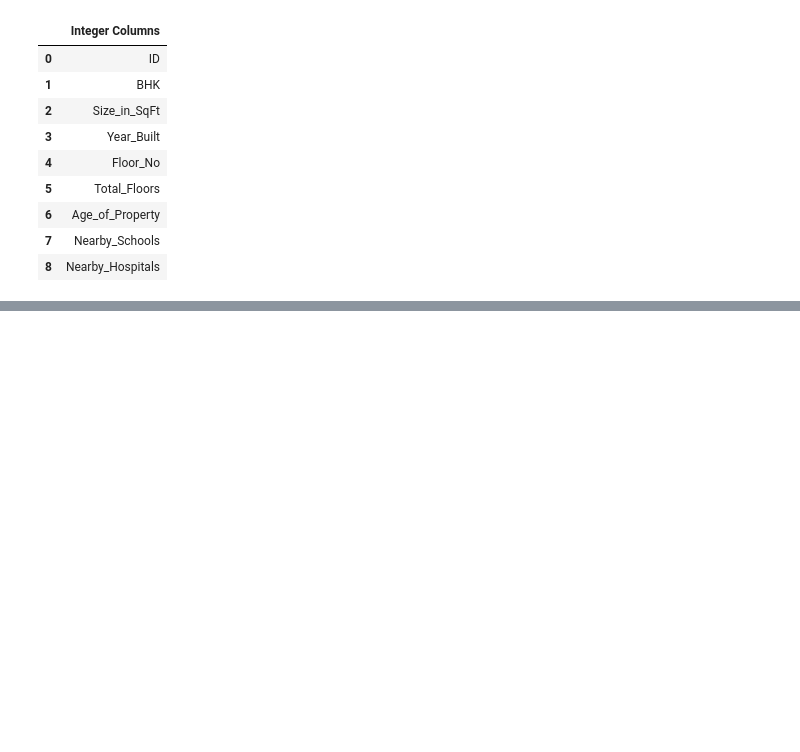
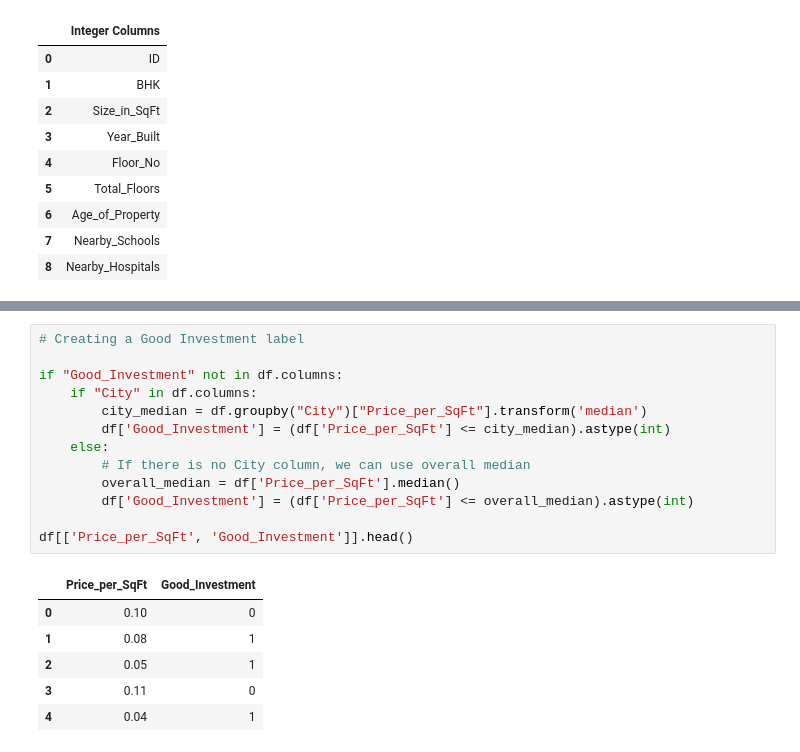
Before and after one commit to shabbu8111999/Real_Estate_Investment_Advisor_Using_ML_Streamlit, a Jupyter notebook: project_jupyter_file/real_estate_project.ipynb, the cells around one changed output, grey strips where cells are left out. Drawn from its saved outputs; the diff is of its cells as text; blank space fills up the shorter version.

```diff
--- a/project_jupyter_file/real_estate_project.ipynb
+++ b/project_jupyter_file/real_estate_project.ipynb
@@ -232,0 +326,20 @@ pd.DataFrame(int_cols, columns=['Integer Columns'])
+# %%
+# Creating a Good Investment label
+
+if "Good_Investment" not in df.columns:
+    if "City" in df.columns:
+        city_median = df.groupby("City")["Price_per_SqFt"].transform('median')
+        df['Good_Investment'] = (df['Price_per_SqFt'] <= city_median).astype(int)
+    else:
+        # If there is no City column, we can use overall median
+        overall_median = df['Price_per_SqFt'].median()
+        df['Good_Investment'] = (df['Price_per_SqFt'] <= overall_median).astype(int)
+
+df[['Price_per_SqFt', 'Good_Investment']].head()
+# %% [output]
+|  | Price_per_SqFt | Good_Investment |
+| 0 | 0.10 | 0 |
+| 1 | 0.08 | 1 |
+| 2 | 0.05 | 1 |
+| 3 | 0.11 | 0 |
+| 4 | 0.04 | 1 |
```
Also changed, not shown: parts of 7 cells of this notebook.
